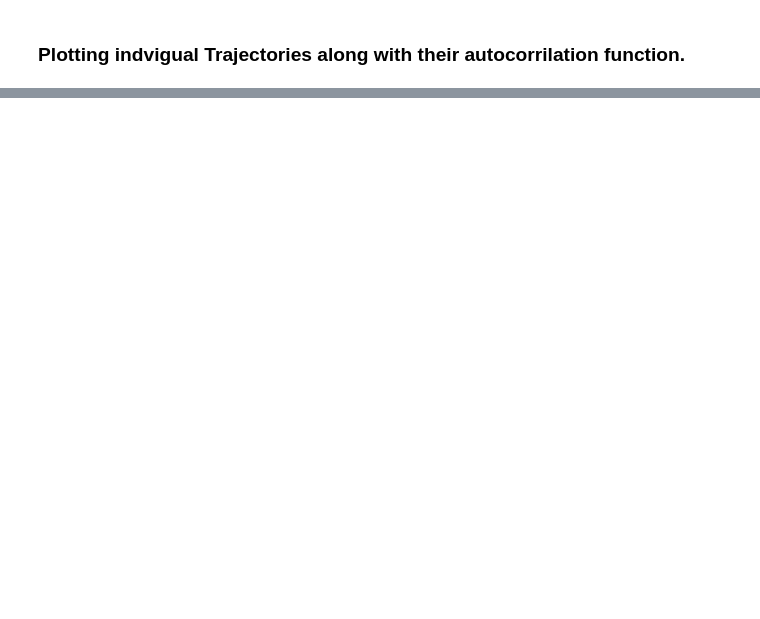
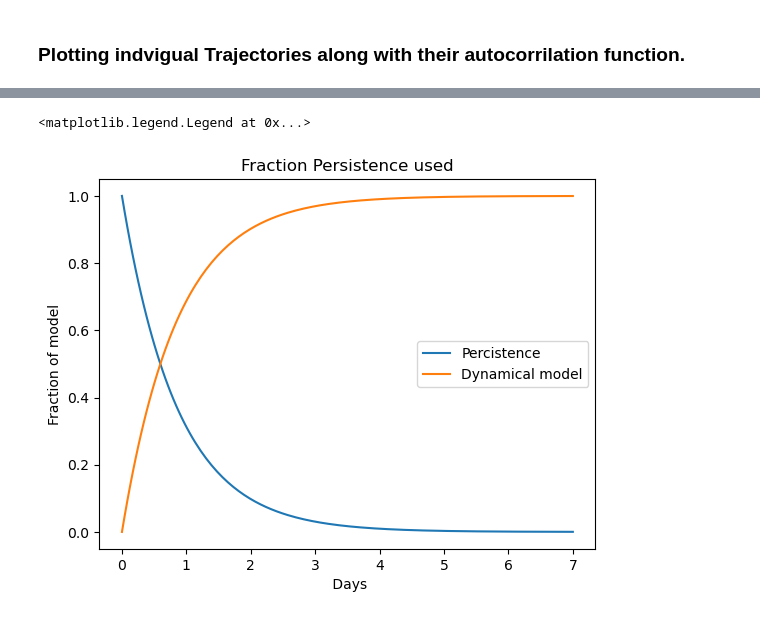
Before and after one commit to Colin-zerfass/fate-core, a Jupyter notebook: Code/Autocorrelation.ipynb, the cells around one changed output, grey strips where cells are left out. Saved outputs shown, nothing was run; the diff lists cells and outputs as text; code cells hidden in the pictures; blank space fills up the shorter version.

```diff
--- a/Code/Autocorrelation.ipynb
+++ b/Code/Autocorrelation.ipynb
@@ -199,0 +311,13 @@ See: https://matplotlib.org/stable/tutorials/intermediate/legend_guide.html#impl
+# %%
+### Showing the percent of each model as leadtime
+t= np.linspace(0,7, 7*24-1)
+pers = np.exp(-t/(0.86))
+dynamical = 1 - np.exp(-t/(0.86))
+fig, ax = plt.subplots()
+ax.plot(t, pers, label = "Percistence")
+ax.plot(t, dynamical, label = "Dynamical model")
+ax.set(xlabel = " Days", ylabel = "Fraction of model", title = "Fraction Persistence used")
+ax.legend()
+# %% [output]
+<matplotlib.legend.Legend at 0x...>
+[figure, added]
```
Also changed, not shown: parts of 12 cells of this notebook.
